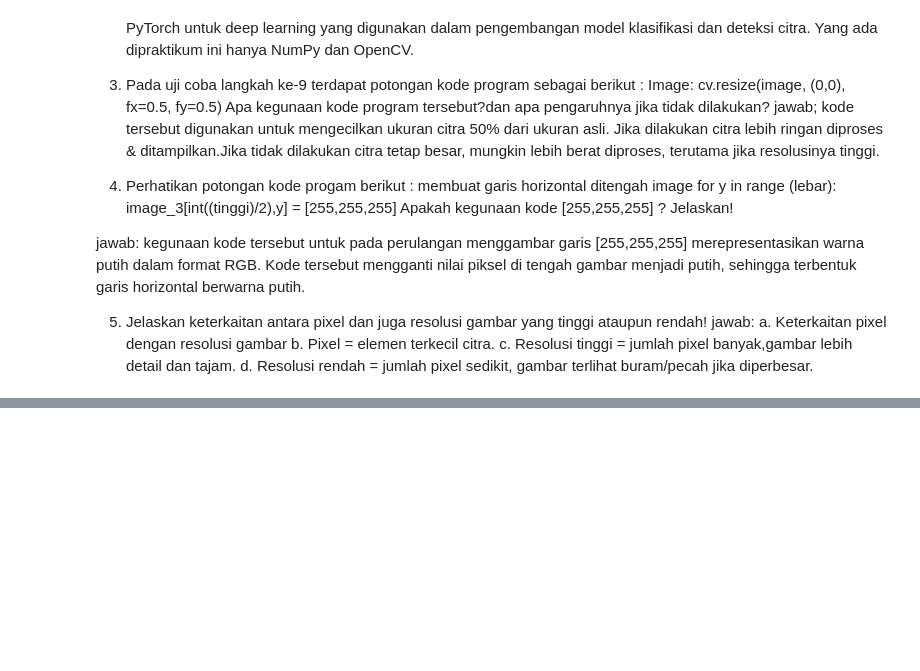
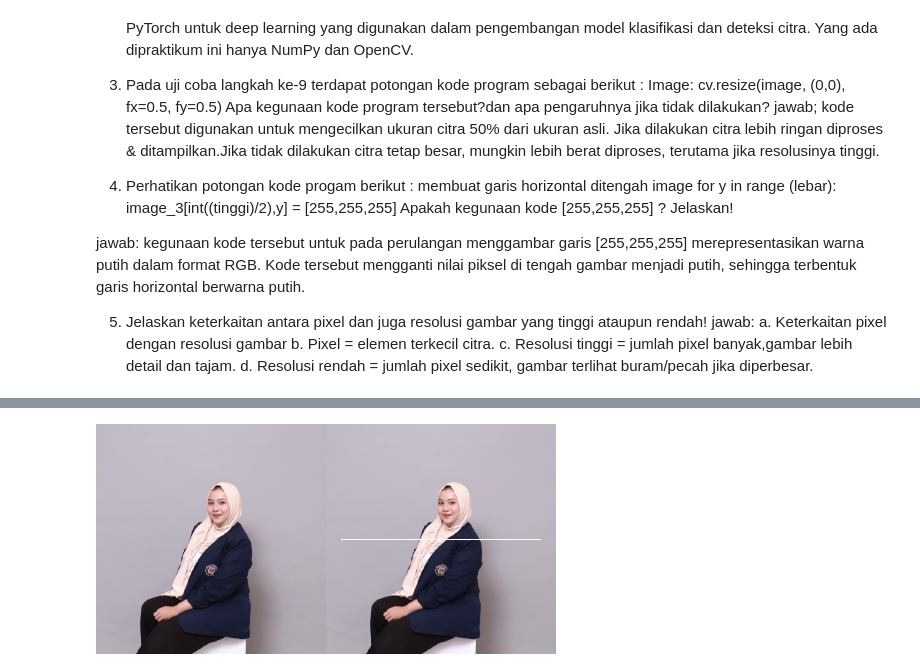
Before and after one commit to sirfara12/PCVK25_3G_26, a Jupyter notebook: week1_26.ipynb, the cells around one changed output, grey strips where cells are left out. Saved outputs shown, nothing was run; the diff lists cells and outputs as text; code cells hidden in the pictures; blank space fills up the shorter version.

```diff
--- a/week1_26.ipynb
+++ b/week1_26.ipynb
@@ -108,0 +144,20 @@ d. Resolusi rendah = jumlah pixel sedikit, gambar terlihat buram/pecah jika dipe
+# %%
+image_2 = cv.cvtColor(image, cv.COLOR_BGR2RGB)   # gambar asli
+image_horizontal = cv.cvtColor(image, cv.COLOR_BGR2RGB)  # copy utk digaris
+
+# Titik tengah vertikal (tinggi)
+y_tengah = int(tinggi/2)
+panjang = 200
+
+# Koordinat awal dan akhir di sumbu X
+x_awal = int((lebar - panjang) / 2)
+x_akhir = x_awal + panjang
+
+# Buat garis horizontal putih
+for x in range(x_awal, x_akhir):
+    image_horizontal[y_tengah, x] = [255, 255, 255]
+
+final_frame = cv.hconcat((image_2, image_horizontal))
+cv2_imshow(final_frame)
+# %% [output]
+[figure, added]
```
Also changed, not shown: parts of 4 cells of this notebook.
